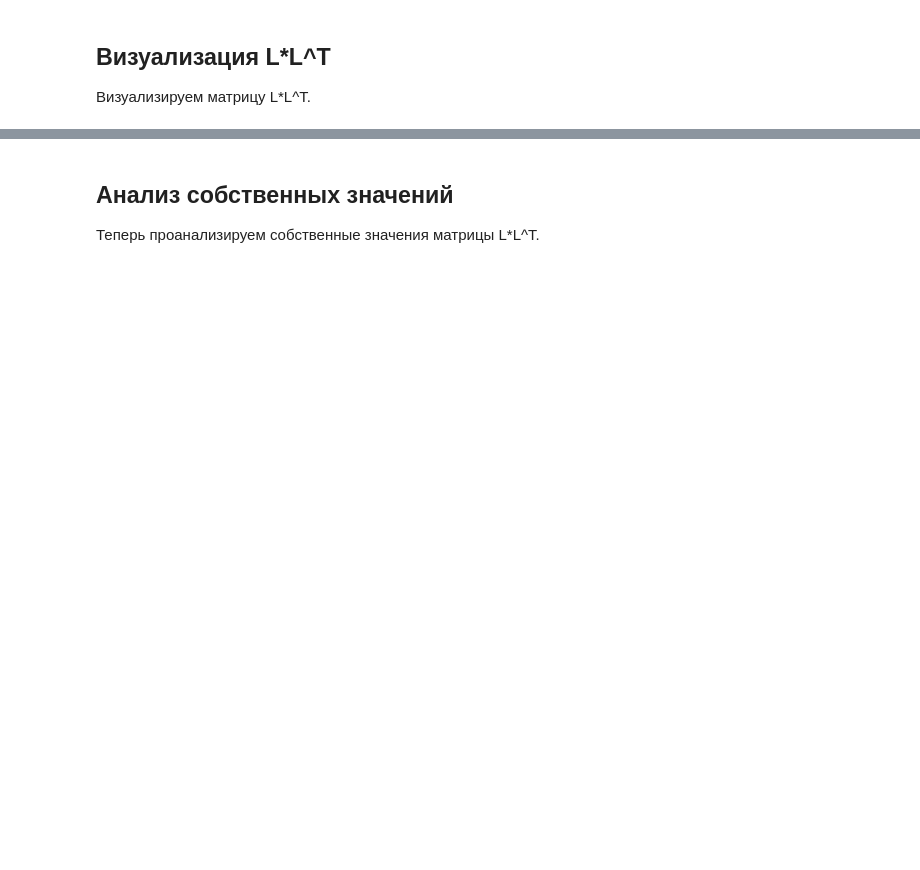
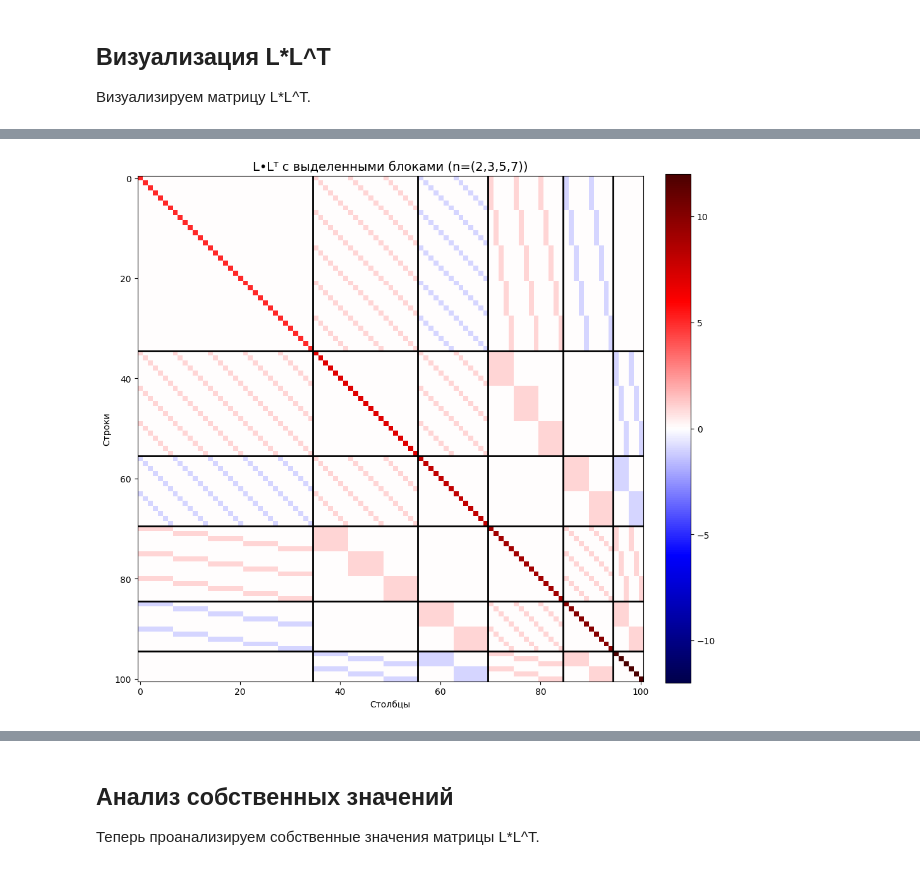
Before and after one commit to Ruslan361/matrix_analys, a Jupyter notebook: matrix_analysis_notebook.ipynb, the cells around one changed output, grey strips where cells are left out. Saved outputs shown, nothing was run; the diff lists cells and outputs as text; code cells hidden in the pictures; blank space fills up the shorter version.

```diff
--- a/matrix_analysis_notebook.ipynb
+++ b/matrix_analysis_notebook.ipynb
@@ -197,0 +234,54 @@ plt.show()
+# %%
+import numpy as np
+import matplotlib.pyplot as plt
+from matplotlib.colors import LinearSegmentedColormap
+
+def colormap_custom_bwr():
+    colors = [
+        (0.0, '#00004B'),   # тёмно-синий (< -1)
+        (0.25, 'blue'),     # -1
+        (0.5, 'white'),     # 0
+        (0.75, 'red'),      # 1
+        (1.0, '#4B0000')    # тёмно-красный (> 1)
+    ]
+    return LinearSegmentedColormap.from_list('custom_bwr_extended', colors)
+
+def plot_matrix_with_blocks(matrix, block_sizes, title=None, cmap=None):
+    if cmap is None:
+        cmap = 'bwr'
+
+    # Определяем границы блоков
+    block_boundaries = np.cumsum(block_sizes)[:-1]
+
+    # Настройка цветовых лимитов для симметричной шкалы
+    v_max = np.max(matrix)
+    v_min = np.min(matrix)
+    v_abs_max = max(abs(v_max), abs(v_min))
+
+    fig, ax = plt.subplots(figsize=(10, 10))
+    im = ax.imshow(matrix, cmap=cmap, vmin=-v_abs_max, vmax=v_abs_max)
+    plt.colorbar(im, ax=ax, fraction=0.046, pad=0.04)
+
+    # Рисуем линии блоков
+    for b in block_boundaries:
+        ax.axvline(x=b - 0.5, color='black', linewidth=2, linestyle='-')
+        ax.axhline(y=b - 0.5, color='black', linewidth=2, linestyle='-')
+
+    ax.set_title(title or "Матрица с выделенными блоками", fontsize=14)
+    ax.set_xlabel('Столбцы')
+    ax.set_ylabel('Строки')
+    ax.grid(False)
+    plt.tight_layout()
+    plt.show()
+
+M_prac = L @ L.T
+block_sizes = [n3*n4, n2*n4, n1*n4, n2*n3, n1*n3, n1*n2]
+
+plot_matrix_with_blocks(
+    M_prac,
+    block_sizes,
+    title=f'L•Lᵀ с выделенными блоками (n=({n1},{n2},{n3},{n4}))',
+    cmap=colormap_custom_bwr()
+)
+# %% [output]
+[figure, added]
```
Also changed, not shown: parts of 14 cells of this notebook.
